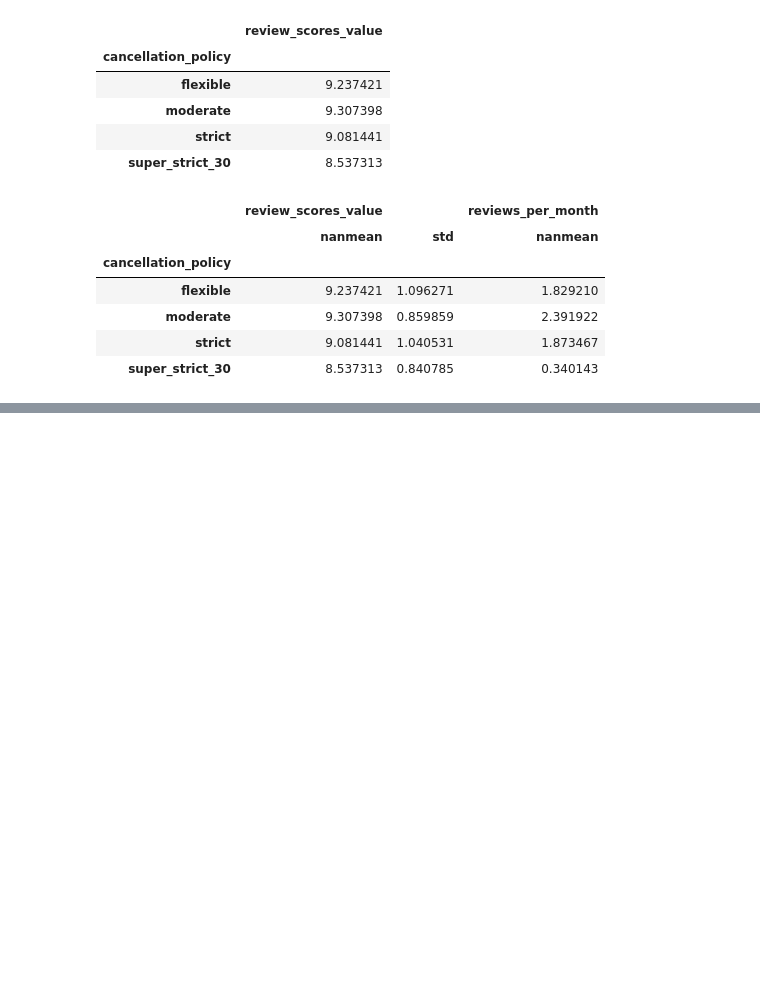
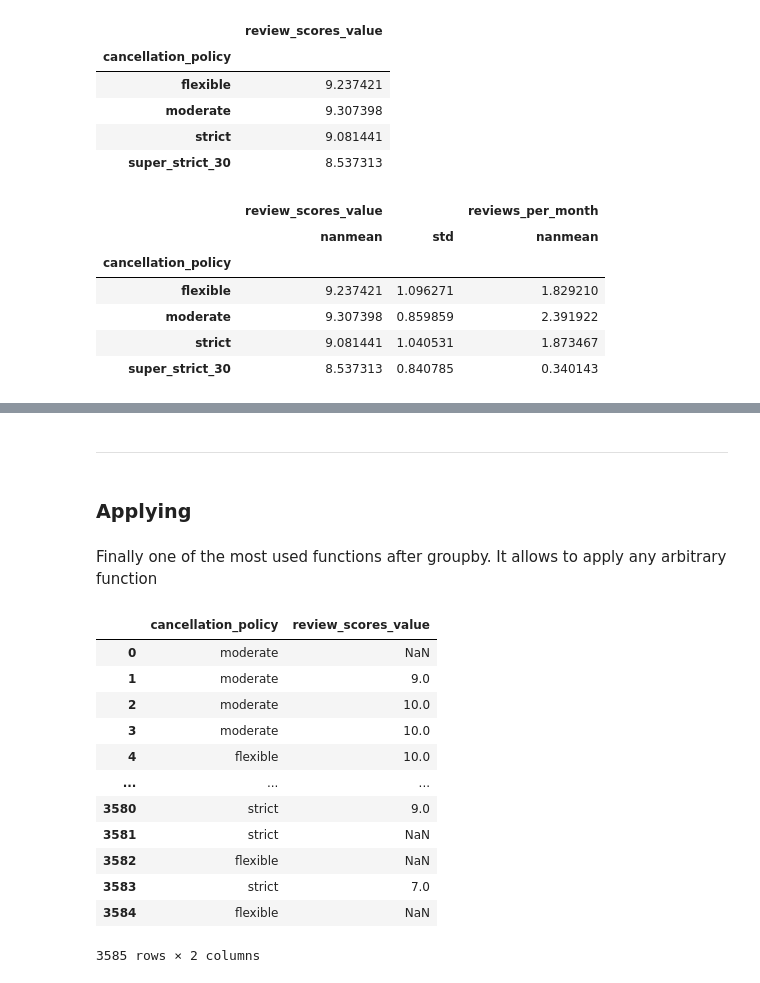
Before and after one commit to JhonSanz/pandas_numpy, a Jupyter notebook: pandas/dataframe/coursera/9_groupby.ipynb, the cells around one changed output, grey strips where cells are left out. Cells and saved outputs as stored; diff of their text form; code cells hidden in the pictures; blank space fills up the shorter version.

```diff
--- a/pandas/dataframe/coursera/9_groupby.ipynb
+++ b/pandas/dataframe/coursera/9_groupby.ipynb
@@ -374,0 +546,24 @@ df.groupby('cancellation_policy').agg({
+# %% [markdown]
+___
+# %% [markdown]
+### Applying
+# %% [markdown]
+Finally one of the most used functions after groupby. It allows to apply any arbitrary function
+# %%
+df = pd.read_csv('listings.csv')
+df = df[['cancellation_policy', 'review_scores_value']]
+df
+# %% [output]
+|  | cancellation_policy | review_scores_value |
+| 0 | moderate | NaN |
+| 1 | moderate | 9.0 |
+| 2 | moderate | 10.0 |
+| 3 | moderate | 10.0 |
+| 4 | flexible | 10.0 |
+| ... | ... | ... |
+| 3580 | strict | 9.0 |
+| 3581 | strict | NaN |
+| 3582 | flexible | NaN |
+| 3583 | strict | 7.0 |
+| 3584 | flexible | NaN |
+3585 rows × 2 columns
```
Also changed, not shown: parts of 20 cells of this notebook.
